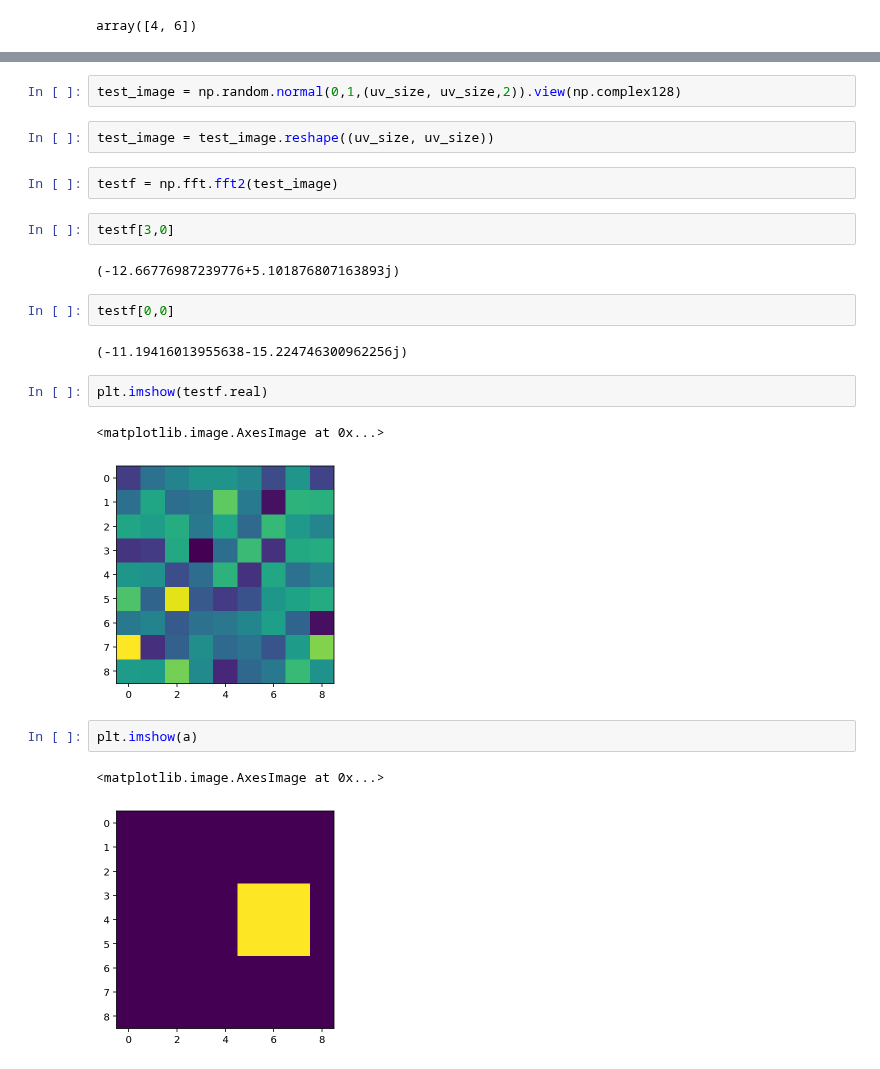
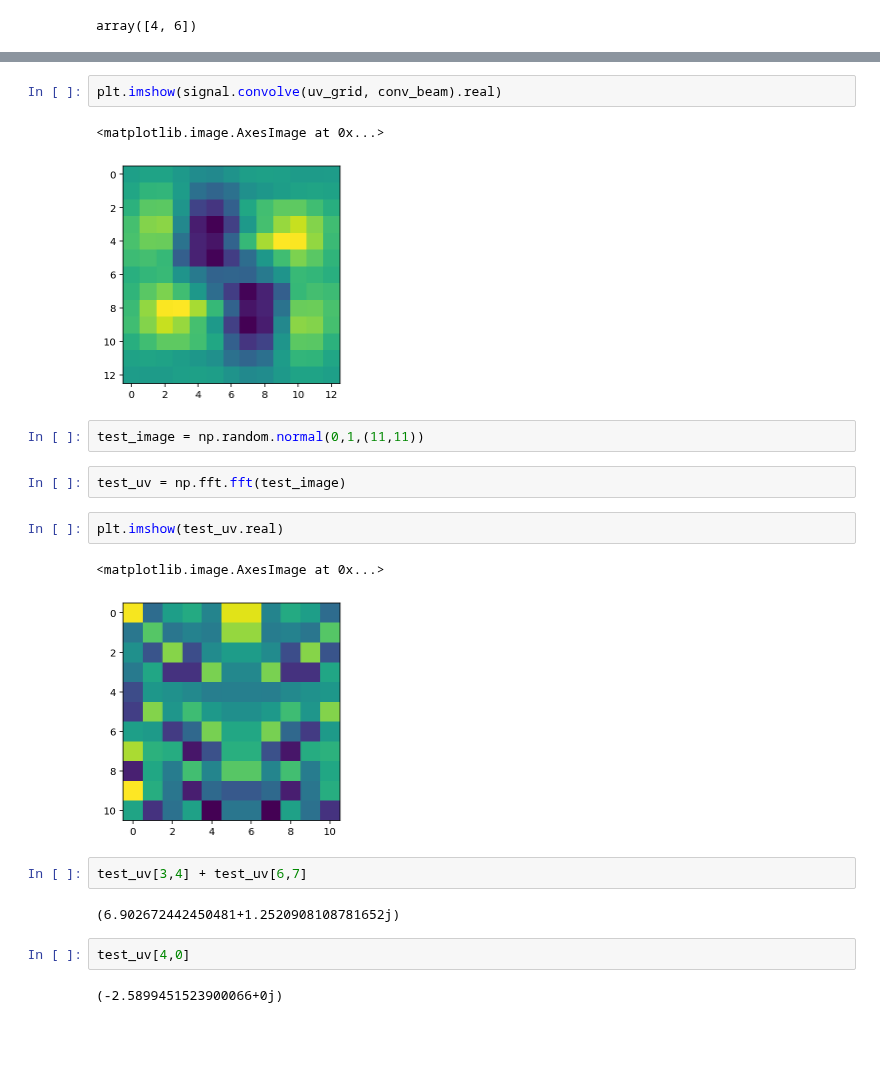
Before and after one commit to pecom/red-calibration, a Jupyter notebook: RealArrayTests.ipynb, the cells around one changed output, grey strips where cells are left out. Saved outputs shown, nothing was run; the diff lists cells and outputs as text; blank space fills up the shorter version.

Commit message:
semi acceptable beam usage

```diff
--- a/RealArrayTests.ipynb
+++ b/RealArrayTests.ipynb
@@ -214,24 +258,22 @@ plt.imshow(lhs.real)
+# %%
+plt.imshow(signal.convolve(uv_grid, conv_beam).real)
+# %% [output]
+<matplotlib.image.AxesImage at 0x...>
+[figure, added]
 # %%
-test_image = np.random.normal(0,1,(uv_size, uv_size,2)).view(np.complex128)
+test_image = np.random.normal(0,1,(11,11))
-# %%
-test_image = test_image.reshape((uv_size, uv_size))
 # %%
-testf = np.fft.fft2(test_image)
+test_uv = np.fft.fft(test_image)
-# %%
-testf[3,0]
-# %% [output]
-(-12.66776987239776+5.101876807163893j)
-# %%
-testf[0,0]
-# %% [output]
-(-11.19416013955638-15.224746300962256j)
 # %%
-plt.imshow(testf.real)
+plt.imshow(test_uv.real)
 # %% [output]
 <matplotlib.image.AxesImage at 0x...>
-[figure, old version]
+[figure, new version]
-# %%
-plt.imshow(a)
-# %% [output]
-<matplotlib.image.AxesImage at 0x...>
-[figure, removed]
+# %%
+test_uv[3,4] + test_uv[6,7]
+# %% [output]
+(6.902672442450481+1.2520908108781652j)
+# %%
+test_uv[4,0]
+# %% [output]
+(-2.5899451523900066+0j)
```
Also changed, not shown: parts of 23 cells of this notebook.
